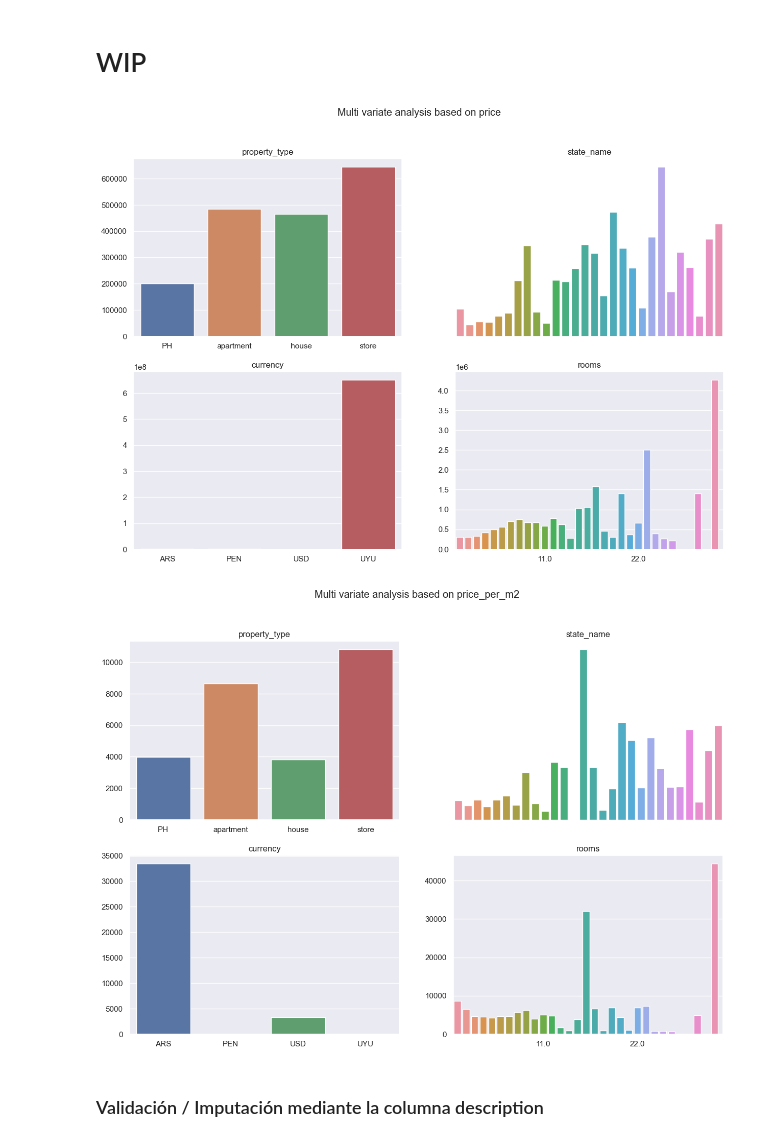
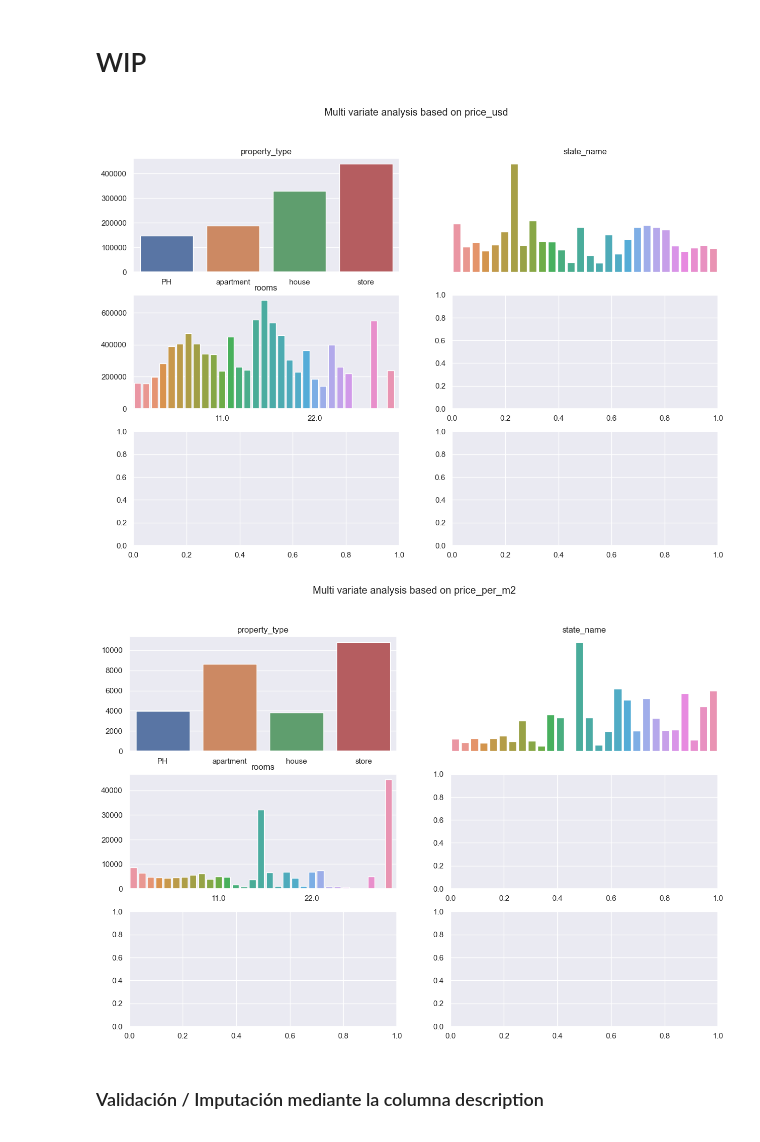
Before and after one commit to FabrizioV97/DHDS-TP1, a Jupyter notebook: Trabajo.ipynb, the cells around one changed output. Cells and saved outputs as stored; diff of their text form; code cells hidden in the pictures.

Commit message:
update price/currency wrangling

```diff
--- a/Trabajo.ipynb
+++ b/Trabajo.ipynb
@@ -350,39 +420,46 @@ df.shape
+# %%
+# Dropeamos las columnas mencionadas
+df.drop(['price', 'currency'], axis=1, inplace=True)
+
+
+# Renombramos price_aprox_usd a price_usd
+df.rename({'price_aprox_usd':'price_usd'}, inplace=True, axis=1)
 # %% [markdown]
 # WIP
 # %%
-targets = ['price', 'price_per_m2']
+targets = ['price_usd', 'price_per_m2']
 
 def multi_variate_analysis(targets):
     columns = [column for column in df.columns if len(df[column].value_counts().index) > 1 and len(df[column].value_counts().index) < 50]
 
     if len(columns) % 2 == 0:
         rows = round(len(columns) / 2)
     else:
         rows = round(len(columns) / 2) + 1
 
 
     for target in targets:
 
         globals()['fig' + target], axes = plt.subplots(rows, 2, figsize=(15, 10))
         globals()['fig' + target].suptitle(f'Multi variate analysis based on {target}')
 
 
         for column, (i, ax) in zip(columns, enumerate(globals()['fig' + target].axes)):
 
             group_df = df[[column, target]].groupby(by=[column]).mean(target)
             sn.barplot(x=group_df.index.tolist(), y=group_df[target].tolist(), ax=ax)
 
             if df[column].dtype == 'float64':
                 ax.set_xticks([round(len(df[column].value_counts().index)/3), round(len(df[column].value_counts().index)* (2/3)) , len(df[column].value_counts().index)])
             elif df[column].dtype == 'O' and len(df[column].value_counts().index) > 15:
                 ax.set_axis_off()
 
             ax.set_title(column)
 
 multi_variate_analysis(targets)
 # %% [output]
-[figure, old version]
+[figure, new version]
-[figure, old version]
+[figure, new version]
 # %% [markdown]
 ### Validación / Imputación mediante la columna description
 # %% [markdown]
```
Also changed, not shown: parts of 30 cells of this notebook.
